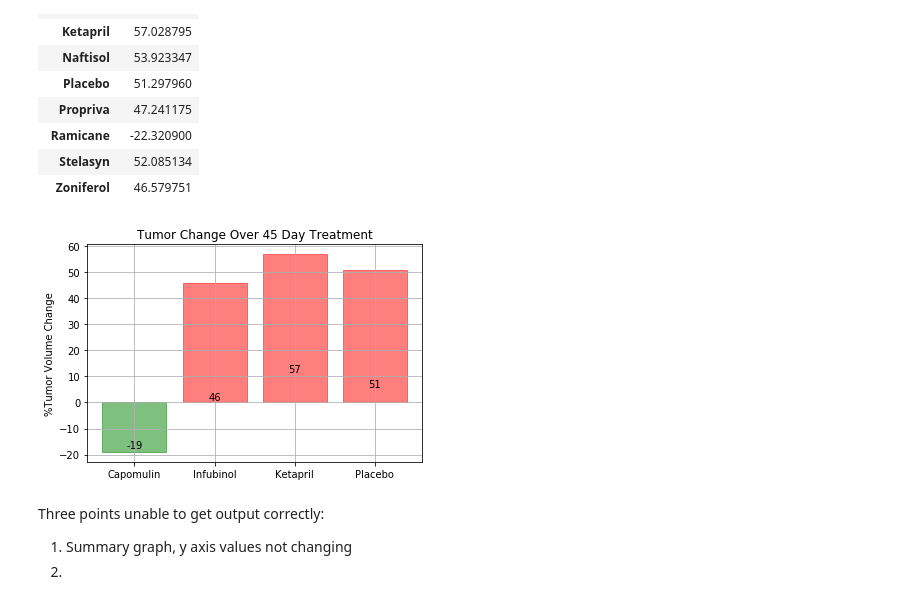
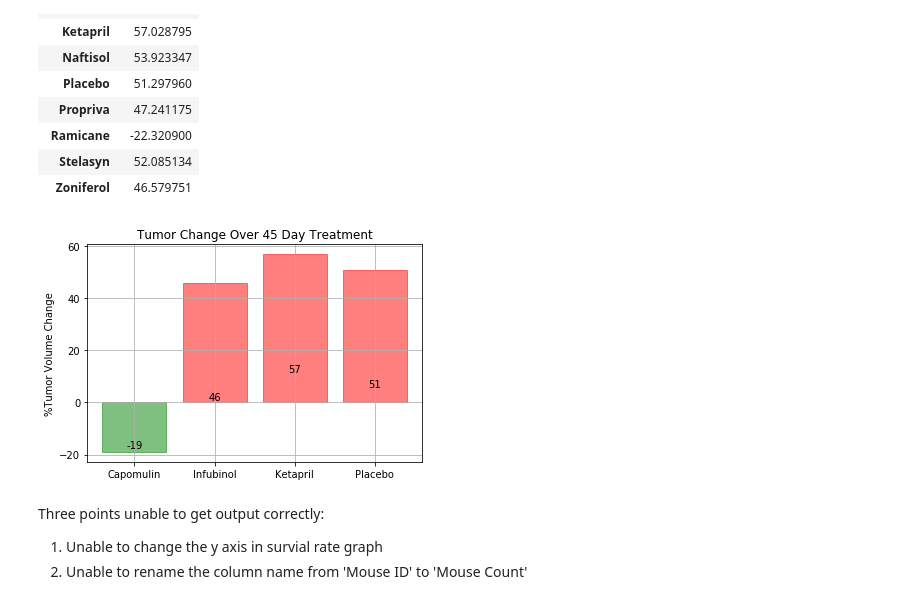
Before and after one commit to vgreddy67/matplotlib-challenge, a Jupyter notebook: Pymaceuticals/pymaceuticals_starter.ipynb, the cells around one changed output. Saved outputs shown, nothing was run; the diff lists cells and outputs as text; code cells hidden in the pictures.

```diff
--- a/Pymaceuticals/pymaceuticals_starter.ipynb
+++ b/Pymaceuticals/pymaceuticals_starter.ipynb
@@ -436,28 +416,27 @@ percentage_drug_df
 # Store all Relevant Percent Changes into a Tuple
 percent_change_tuple = tuple(percentage_change_drug)
 
-#print(percent_change_tuple)
-
 # Splice the data between passing and failing drugs
+#lists to store the spliced data
 passing_drugs = []
 failing_drugs = []
 
 for val in percent_change_tuple:
-    #print(val)
-    if val < 0:
+    if val < 0: #checking the percentage changes are less than zero. So the drug passes else fails
         passing_drugs.append(val)
     else:
         failing_drugs.append(val)
 
-#print(failing_drugs)
 # Orient widths. Add labels, tick marks, etc.
 fig, ax = plt.subplots()
 
+#a list to store the 4 drugs percentage volume change.
 drugs = []
 xticksval = ['Capomulin','Infubinol','Ketapril','Placebo']
 #my_colors = 'grrr'
 
-
+#Placing the drug percentages for the specifed 4 drugs in a list.
+#This list is passed as the values for the graph
 for drug in percentage_drug_df.index.values:
     if (drug == 'Capomulin'or drug == 'Infubinol'or drug == 'Ketapril'or drug == 'Placebo' ):
         drugs.append(int(percentage_drug_df.loc[drug]))
@@ -465,54 +444,55 @@ for drug in percentage_drug_df.index.values:
 x_axis = np.arange(len(drugs))
 #x_axis = [i for i, _ in enumerate(xticksval)]
 
-#rects1 = ax.bar(x_axis, drugs,alpha=0.5, align="center") ---works correct
+#rects1 = ax.bar(x_axis, drugs,color=my_colors,alpha=0.5, align="center") ---works correct too when want
+#to assign each bar a different color. If more bars than colors, the colors repeat
+
+#colors attribute NOT assigned here, assigning it in the function based on positive or negative change in percentage volume
 rects1 = ax.bar(x_axis, drugs,alpha=0.5, align="center")
 
-#ax.set_ylim(-20,60)
-plt.xticks(x_axis, xticksval)
+plt.xticks(x_axis, xticksval)# assigning x coordinates
+plt.locator_params(axis='y', nbins=6) #to set the y-axis coordinates
 plt.ylabel('%Tumor Volume Change')
 plt.title('Tumor Change Over 45 Day Treatment')
 
-
-# Use functions to label the percentages of changes
+# Use functions to label the percentages of changes on the bars in the bar graph
+#Function autolabel takes 'rects' (a plot handle) and 'ax' the axes object
 def autolabel(rects, ax):
     # Get y-axis height to calculate label position from.
     (y_bottom, y_top) = ax.get_ylim()
     y_height = y_top - y_bottom
 
-    for rect in rects:
+    for rect in rects: #iterating through the rect values(i.e 4 bars)
         height = rect.get_height()
 
         # Fraction of axis height taken up by this rectangle
         p_height = (height / y_height)
 
         # If we can fit the label above the column, do that;
         # otherwise, put it inside the column.
-       # if p_height > 0.95: # arbitrary; 95% looked good to me.
+       # if p_height > 0: # arbitrary; we are assigning the color and do label placement to this bar
         if p_height > 0:
-            label_position = height - (y_height * 0.55)
-            plt.setp(rect,color='r')
+            label_position = height - (y_height * 0.55) #label position
+            plt.setp(rect,color='r') #color red for positive drug change (failed drugs)
         else:
             label_position = height + (y_height * 0.01)
-            plt.setp(rect,color='g')
+            plt.setp(rect,color='g') #color green for negative drug change (passed drugs)
         ax.text(rect.get_x() + rect.get_width()/2., label_position,
                 '%d' % int(height),
-                ha='center', va='bottom')
-
-
+                ha='center', va='bottom') #label assigning
 
 # Call functions to implement the function calls
 autolabel(rects1, ax)
 
 # Save the Figure
 plt.grid()
+plt.savefig("Images/Survival Rate Graph.png")
 
 # Show the Figure
 fig.show()
-#x_axis
 # %% [output]
-[figure, old version]
+[figure, new version]
 # %% [markdown]
 Three points unable to get output correctly:
-1) Summary graph, y axis values not changing
-2)
+1) Unable to change the y axis in survial rate graph
+2) Unable to rename the column name from 'Mouse ID' to 'Mouse Count'
```
Also changed, not shown: parts of 17 cells of this notebook.
